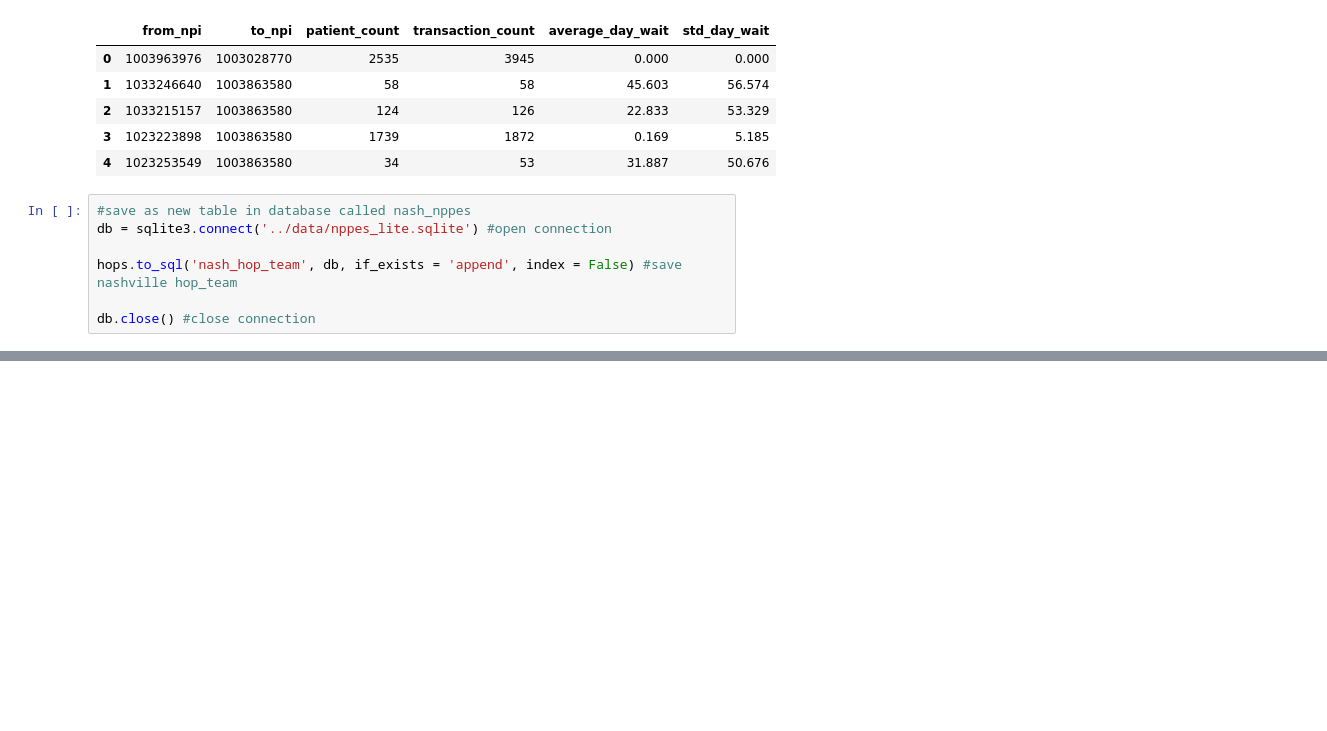
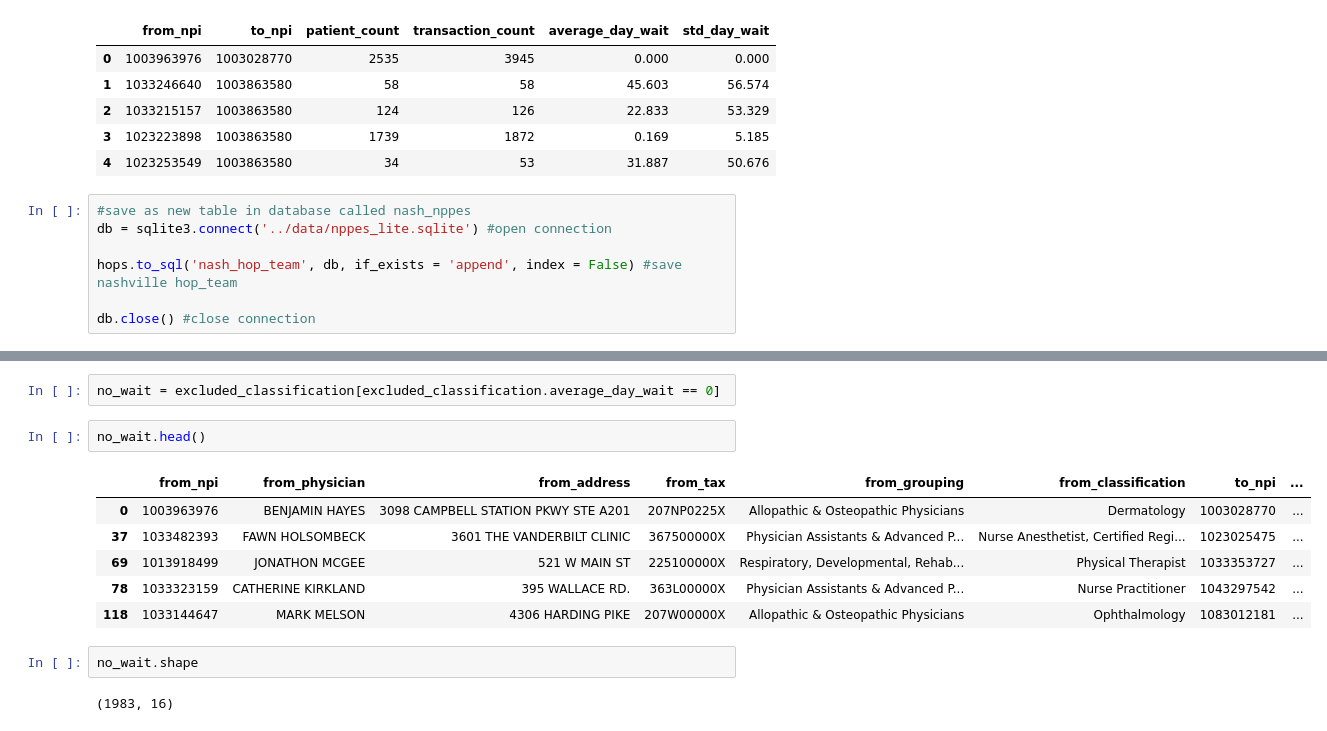
Before and after one commit to nss-data-science-cohort-4/hcbb_hop_team-aac_dog_moms, a Jupyter notebook: notebook/alg_hop_team_cleaning.ipynb, the cells around one changed output, grey strips where cells are left out. Cells and saved outputs as stored; diff of their text form; blank space fills up the shorter version.

```diff
--- a/notebook/alg_hop_team_cleaning.ipynb
+++ b/notebook/alg_hop_team_cleaning.ipynb
@@ -86,0 +212,15 @@ hop_team_hospital[hop_team_hospital["org_name"] == "VANDERBILT UNIVERSITY MEDICA
+# %%
+no_wait = excluded_classification[excluded_classification.average_day_wait == 0]
+# %%
+no_wait.head()
+# %% [output]
+|  | from_npi | from_physician | from_address | from_tax | from_grouping | from_classification | to_npi | ... |
+| 0 | 1003963976 | BENJAMIN HAYES | 3098 CAMPBELL STATION PKWY STE A201 | 207NP0225X | Allopathic & Osteopathic Physicians | Dermatology | 1003028770 | ... |
+| 37 | 1033482393 | FAWN HOLSOMBECK | 3601 THE VANDERBILT CLINIC | 367500000X | Physician Assistants & Advanced P... | Nurse Anesthetist, Certified Regi... | 1023025475 | ... |
+| 69 | 1013918499 | JONATHON MCGEE | 521 W MAIN ST | 225100000X | Respiratory, Developmental, Rehab... | Physical Therapist | 1033353727 | ... |
+| 78 | 1033323159 | CATHERINE KIRKLAND | 395 WALLACE RD. | 363L00000X | Physician Assistants & Advanced P... | Nurse Practitioner | 1043297542 | ... |
+| 118 | 1033144647 | MARK MELSON | 4306 HARDING PIKE | 207W00000X | Allopathic & Osteopathic Physicians | Ophthalmology | 1083012181 | ... |
+# %%
+no_wait.shape
+# %% [output]
+(1983, 16)
```
Also changed, not shown: parts of 15 cells of this notebook, 1 other file.
